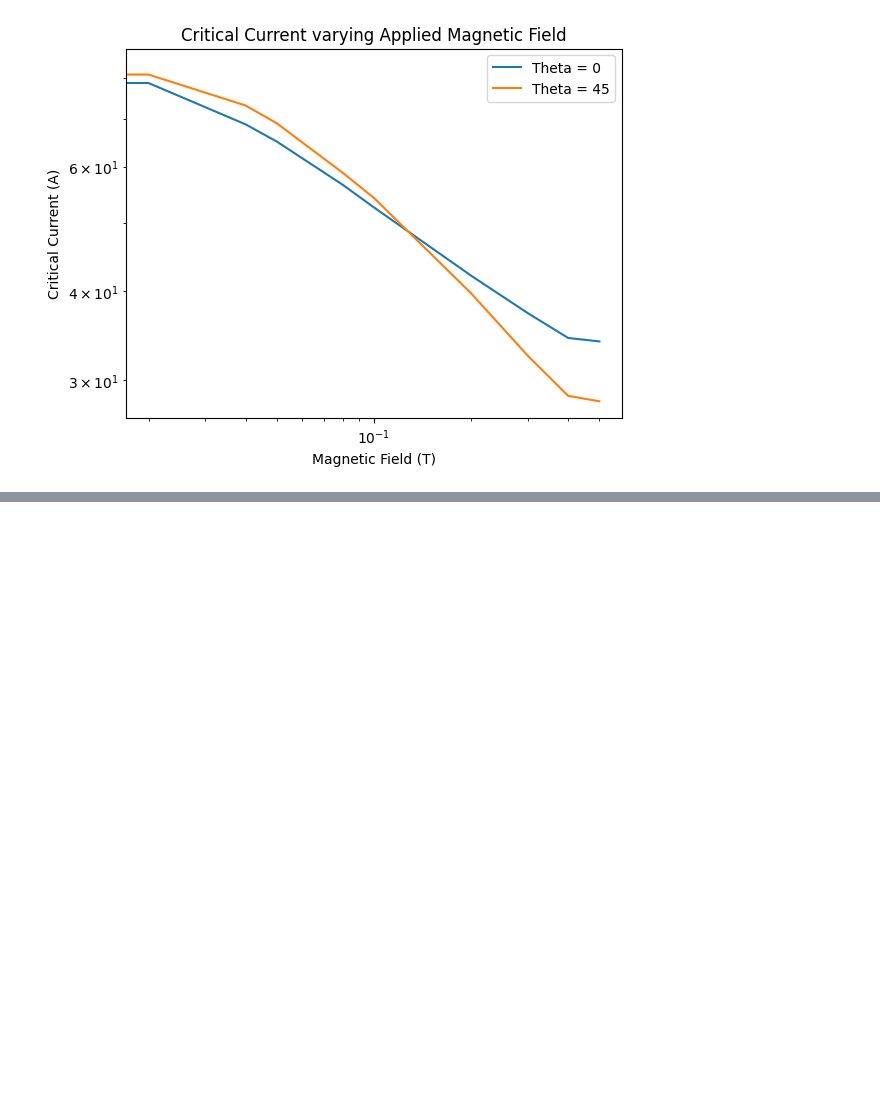
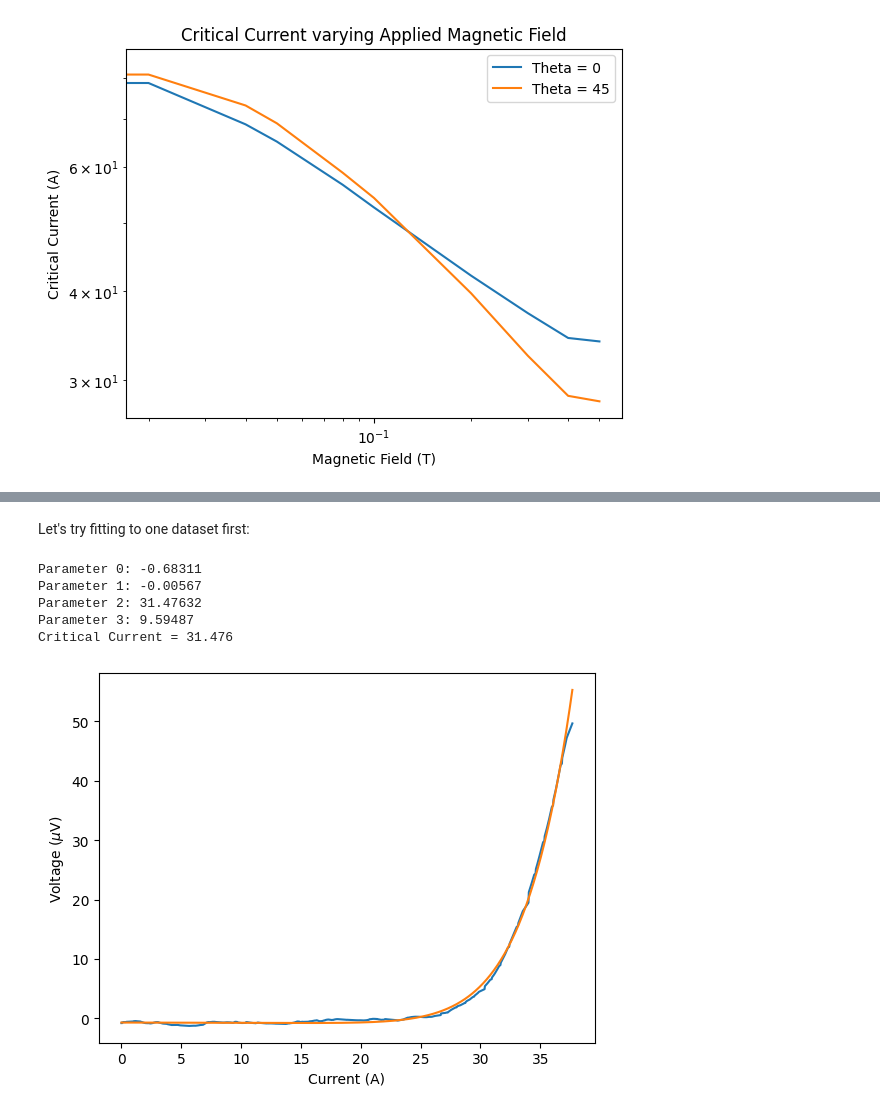
Before and after one commit to rcs19/jrn542_icy_durham, a Jupyter notebook: src/workbook.ipynb, the cells around one changed output, grey strips where cells are left out. Saved outputs shown, nothing was run; the diff lists cells and outputs as text; code cells hidden in the pictures; blank space fills up the shorter version.

```diff
--- a/src/workbook.ipynb
+++ b/src/workbook.ipynb
@@ -144,0 +202,25 @@ plt.loglog()
+# %% [markdown]
+Let's try fitting to one dataset first:
+# %%
+filename = 'data/theta0/Measurement_1_0.50_Field_0_Angle.csv'
+df = pd.read_csv(filename, skiprows=11, names=['current_A','voltage_uV','time_s'], sep='\\s+')
+
+x_extended = np.linspace(df['current_A'].min(), df['current_A'].max(), 500)
+A, m, I_c, popt = fitting(df['current_A'], df['voltage_uV'])
+y_fit = fit_function(x_extended, *popt)
+
+fig, ax = plt.subplots()
+ax.plot(df['current_A'], df['voltage_uV'], label='Measurements')
+ax.plot(x_extended, y_fit, label='Fitting')
+ax.set_xlabel('Current (A)')
+ax.set_ylabel('Voltage ($\\mu$V)')
+plt.plot()
+
+print(f'Critical Current = {I_c:.3f}')
+# %% [output]
+Parameter 0: -0.68311
+Parameter 1: -0.00567
+Parameter 2: 31.47632
+Parameter 3: 9.59487
+Critical Current = 31.476
+[figure, added]
```
Also changed, not shown: parts of 8 cells of this notebook, 21 other files.
